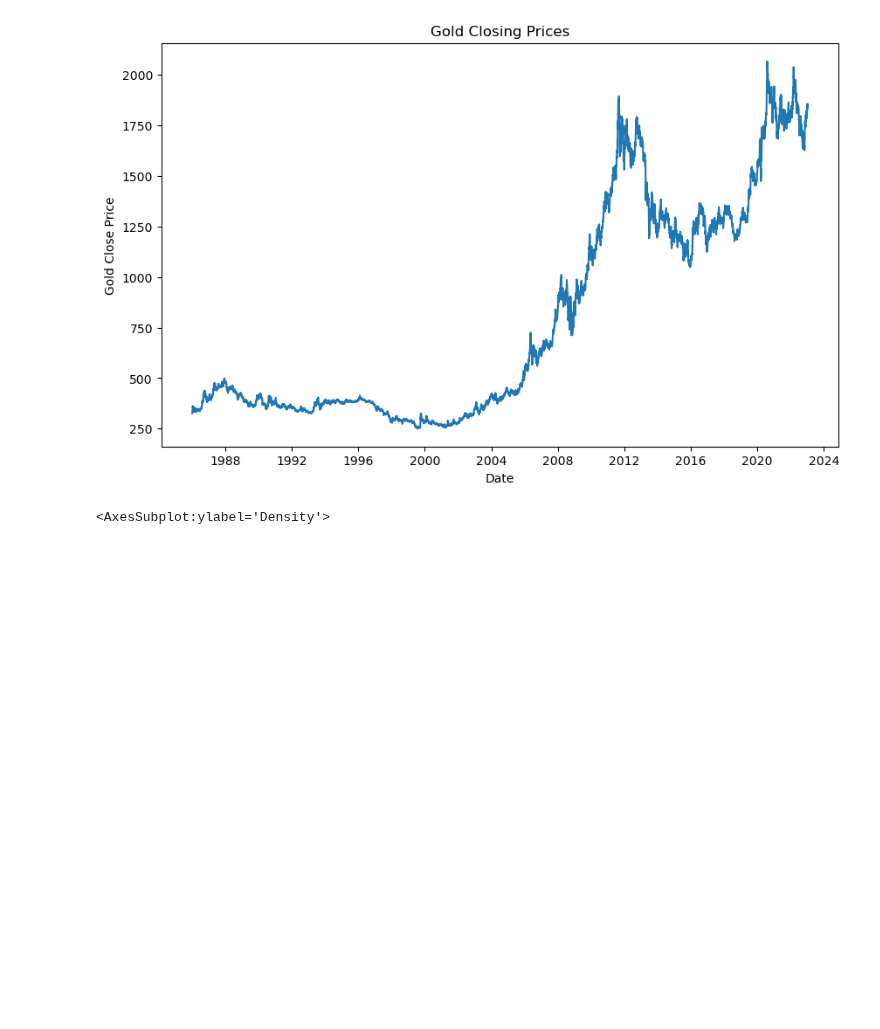
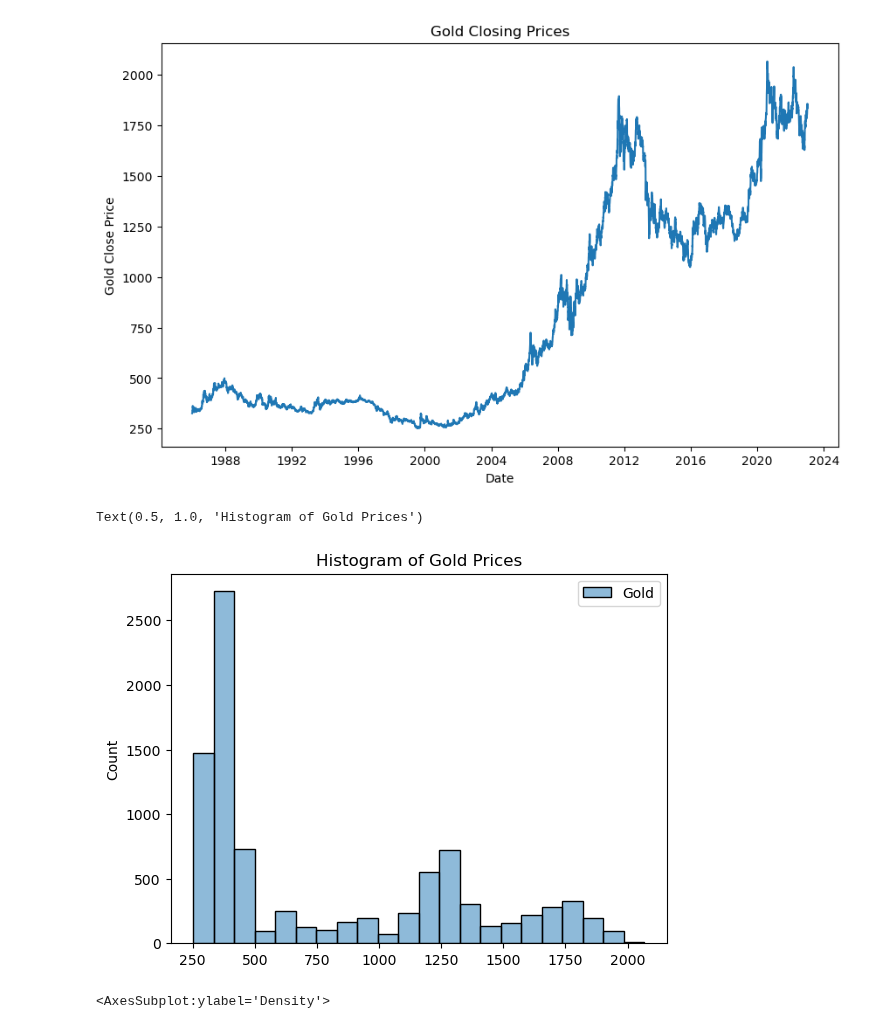
Before and after one commit to maxbranting/gold-forecast, a Jupyter notebook: Models/Price/ARIMA.ipynb, the cells around one changed output. Saved outputs shown, nothing was run; the diff lists cells and outputs as text; code cells hidden in the pictures; blank space fills up the shorter version.

```diff
--- a/Models/Price/ARIMA.ipynb
+++ b/Models/Price/ARIMA.ipynb
@@ -27,6 +29,12 @@ plt.title('Gold Closing Prices')
 plt.show()
 # %% [output]
 [figure]
+# %%
+sns.histplot(df)
+plt.title('Histogram of Gold Prices')
+# %% [output]
+Text(0.5, 1.0, 'Histogram of Gold Prices')
+[figure, added]
 # %%
 df.Gold.plot(kind='kde')
 # %% [output]
```
Also changed, not shown: parts of 8 cells of this notebook.
